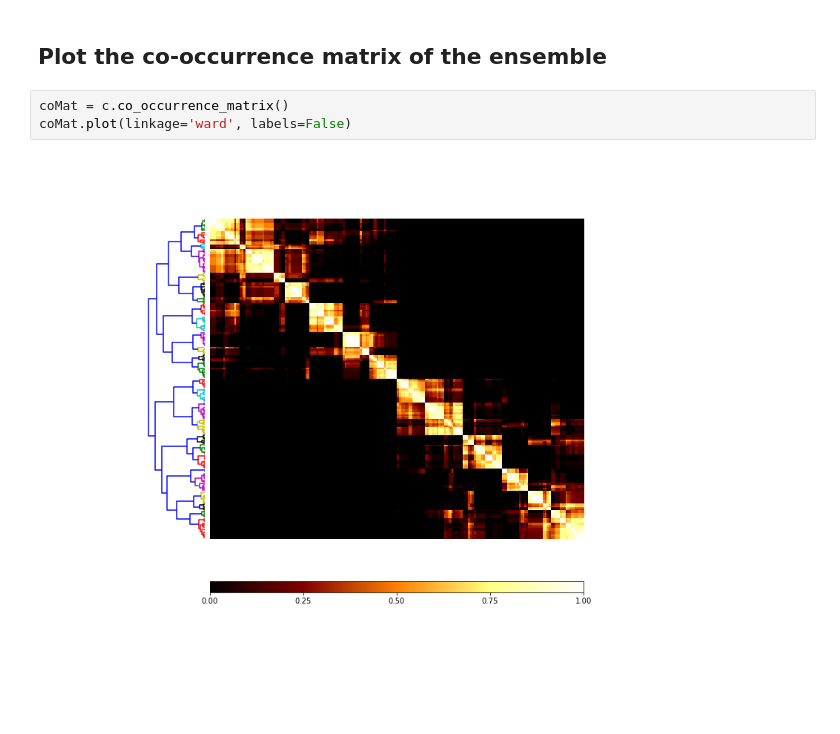
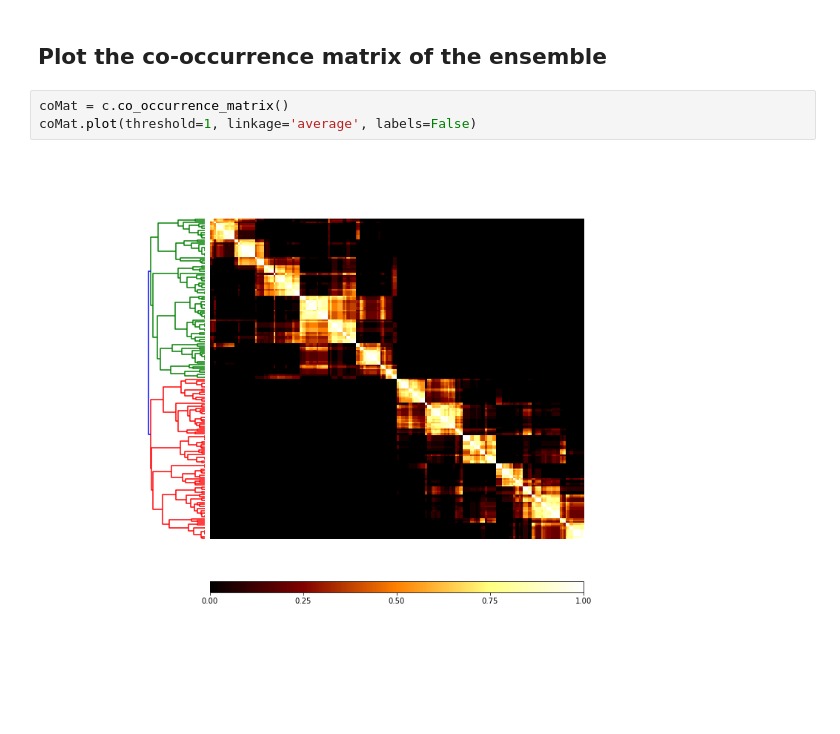
Before and after one commit to NaegleLab/OpenEnsembles, a Jupyter notebook: examples/Example_Kmeans_MajorityVote.ipynb, the cells around one changed output. Drawn from its saved outputs; the diff is of its cells as text.

```diff
--- a/examples/Example_Kmeans_MajorityVote.ipynb
+++ b/examples/Example_Kmeans_MajorityVote.ipynb
@@ -74,6 +74,6 @@ for ind in range(0, len(c_MV_arr)):
 ## Plot the co-occurrence matrix of the ensemble
 # %%
 coMat = c.co_occurrence_matrix()
-coMat.plot(linkage='ward', labels=False)
+coMat.plot(threshold=1, linkage='average', labels=False)
 # %% [output]
-[figure, old version]
+[figure, new version]
```
Also changed, not shown: 2 other files.
